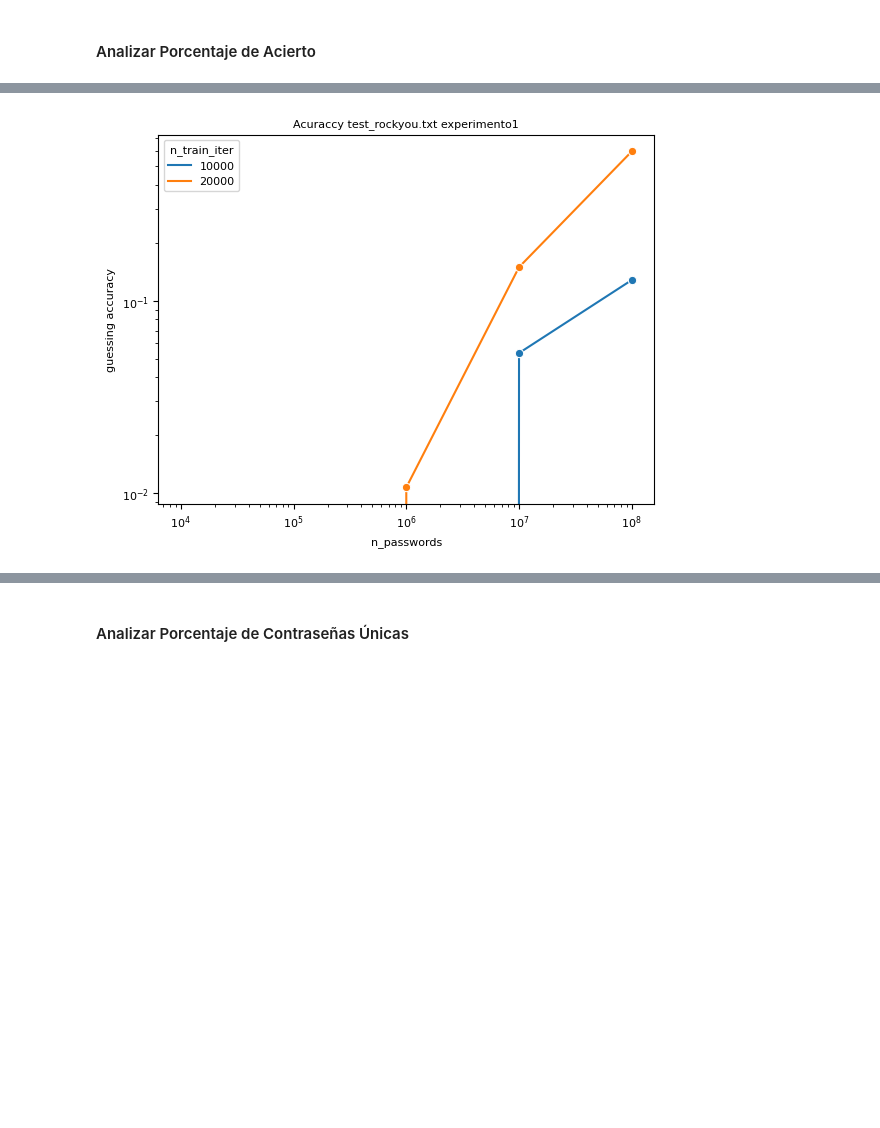
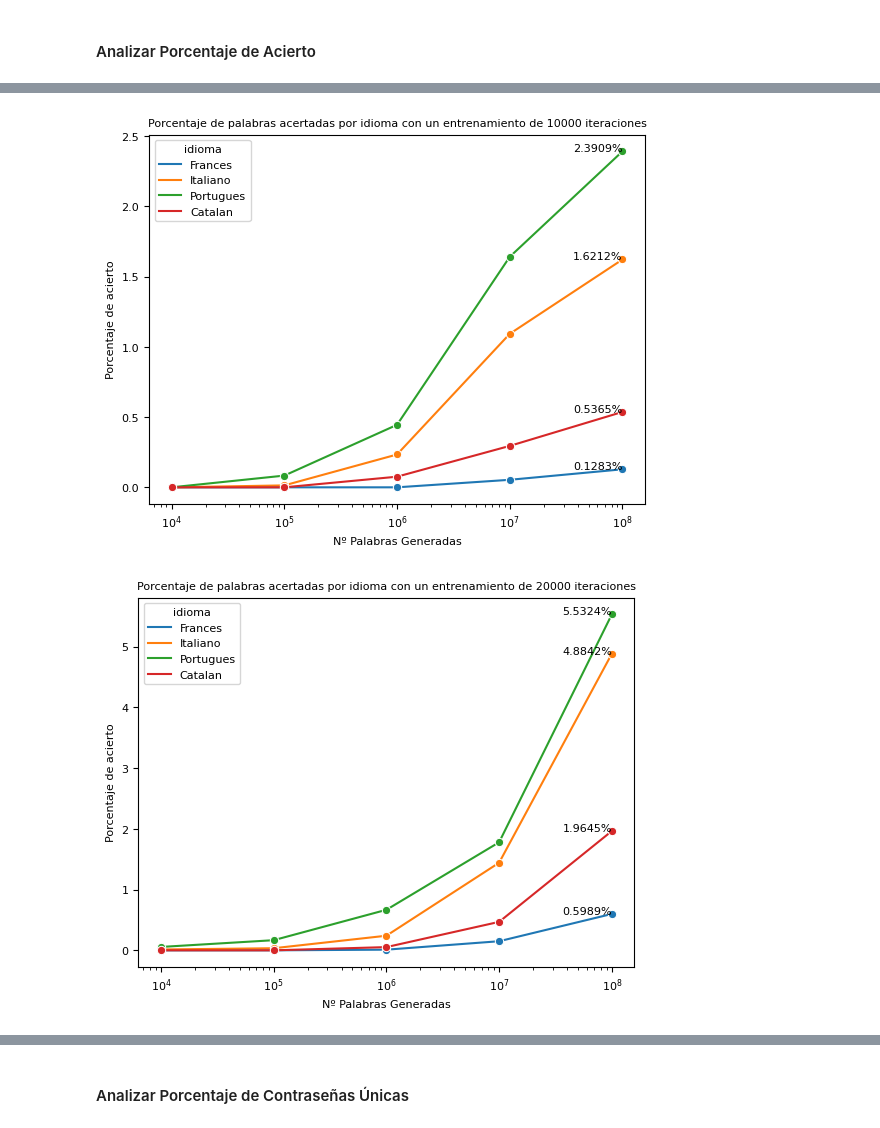
Before and after one commit to Alexrgg/spanish-words-generator, a Jupyter notebook: read_logs.ipynb, the cells around one changed output, grey strips where cells are left out. Cells and saved outputs as stored; diff of their text form; code cells hidden in the pictures; blank space fills up the shorter version.

```diff
--- a/read_logs.ipynb
+++ b/read_logs.ipynb
@@ -293,10 +303,13 @@ df_accuracy.sort_values('guessing accuracy', ascending=False)
-# %%
-model_name=model_trained_dir.split('/')[-1]
-title=f'Acuraccy test_rockyou.txt {model_name}'
-df_accuracy['seed']=''
-plot_accuracy(df_accuracy[(df_accuracy['idioma']=='Frances') ],title,logy=True)
-# %% [output]
-[figure, removed]
+# %%
+model_name=model_trained_dir.split('/')[-1]
+df_accuracy['seed']=''
+for iter in ['10000', '20000']:
+    title=f'Porcentaje de palabras acertadas por idioma con un entrenamiento de {iter} iteraciones'
+    df2 = df_accuracy.drop(df_accuracy[df_accuracy['idioma'] == 'Español'].index)
+    plot_accuracy(df2[df2['n_train_iter']==iter],title,logy=False)
+# %% [output]
+[figure, added]
+[figure, added]
 # %%
 title='Acuraccy test_rockyou812 seed2'
 plot_accuracy(df_accuracy[df_accuracy['seed']=='seed2'],title,logy=True)
```
Also changed, not shown: parts of 13 cells of this notebook, 6 other files.
